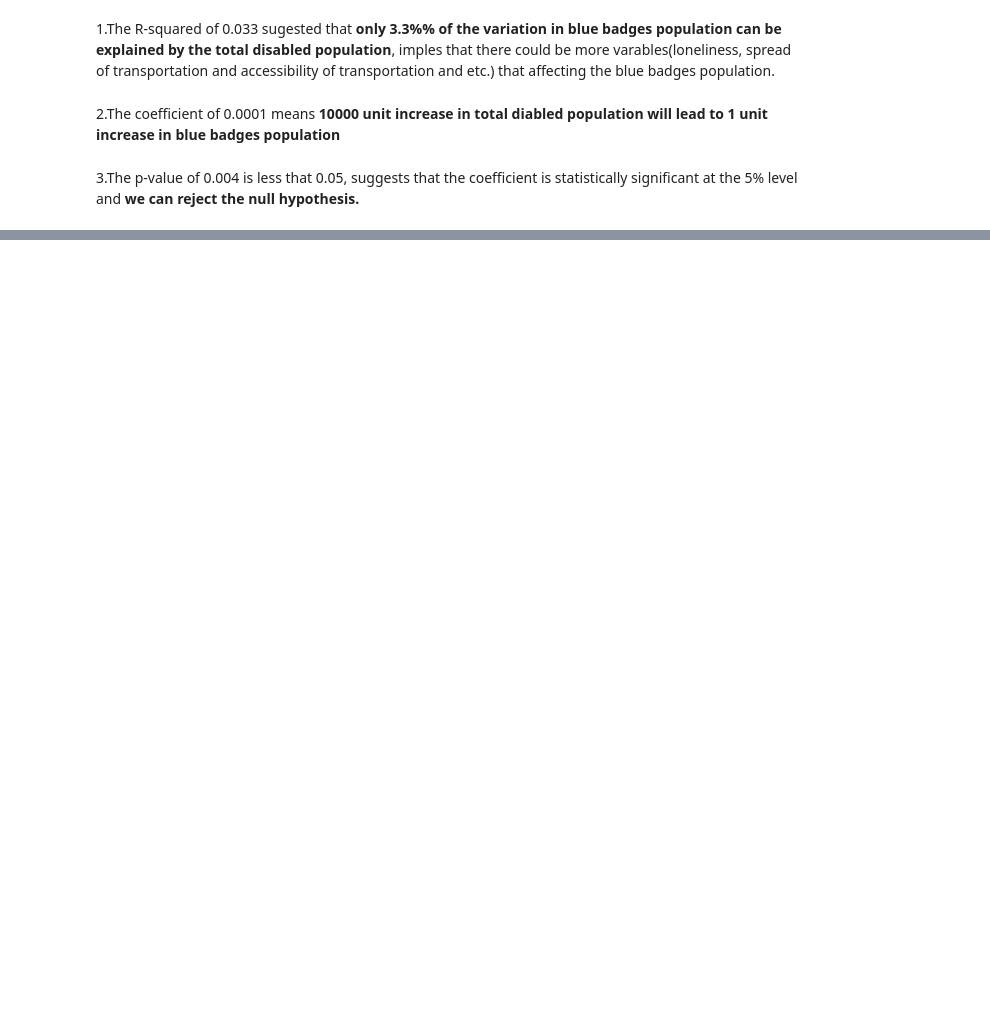
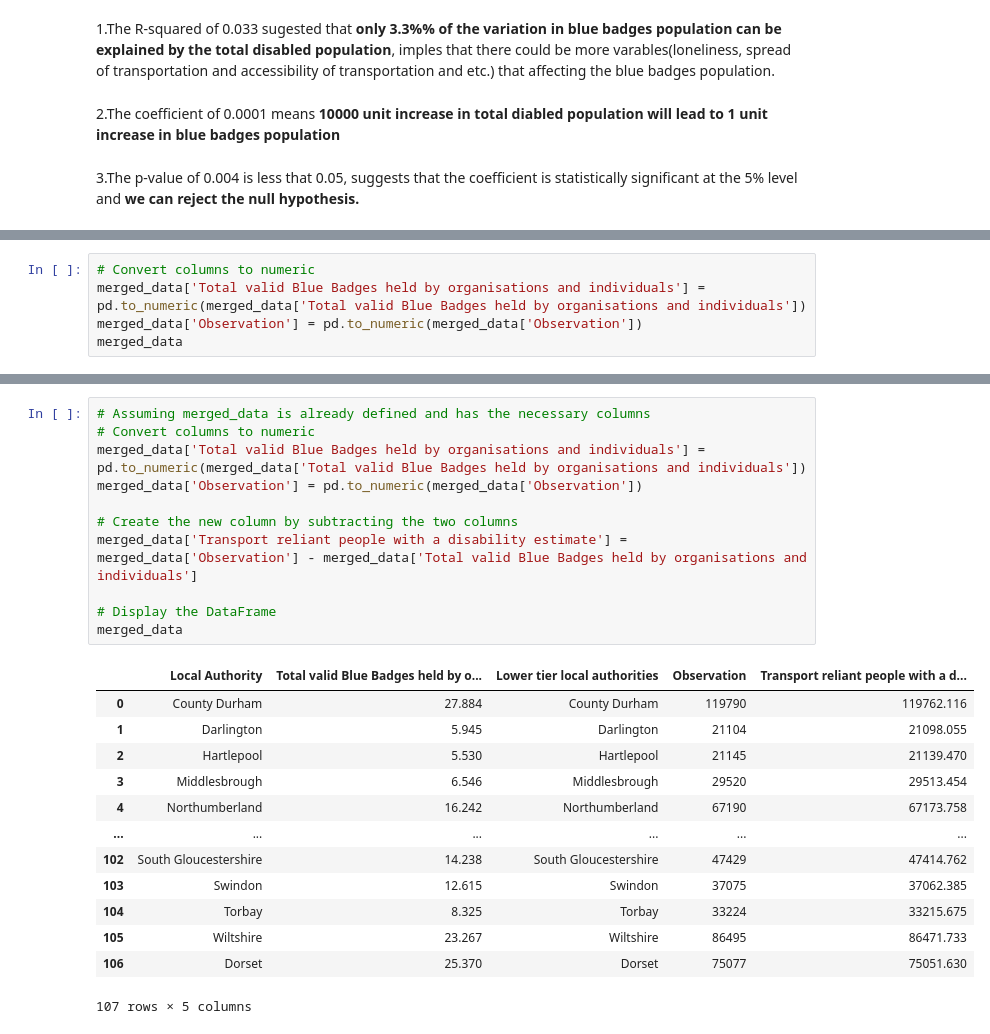
Before and after one commit to bofeng2268/qm2, a Jupyter notebook: analysis_plot_1.ipynb, the cells around one changed output, grey strips where cells are left out. Cells and saved outputs as stored; diff of their text form; blank space fills up the shorter version.

```diff
--- a/analysis_plot_1.ipynb
+++ b/analysis_plot_1.ipynb
@@ -166,0 +169,5 @@ strong multicollinearity or other numerical problems.
+# %%
+# Convert columns to numeric
+merged_data['Total valid Blue Badges held by organisations and individuals'] = pd.to_numeric(merged_data['Total valid Blue Badges held by organisations and individuals'])
+merged_data['Observation'] = pd.to_numeric(merged_data['Observation'])
+merged_data
@@ -166,0 +188,25 @@ strong multicollinearity or other numerical problems.
+# %%
+# Assuming merged_data is already defined and has the necessary columns
+# Convert columns to numeric
+merged_data['Total valid Blue Badges held by organisations and individuals'] = pd.to_numeric(merged_data['Total valid Blue Badges held by organisations and individuals'])
+merged_data['Observation'] = pd.to_numeric(merged_data['Observation'])
+
+# Create the new column by subtracting the two columns
+merged_data['Transport reliant people with a disability estimate'] = merged_data['Observation'] - merged_data['Total valid Blue Badges held by organisations and individuals']
+
+# Display the DataFrame
+merged_data
+# %% [output]
+|  | Local Authority | Total valid Blue Badges held by o... | Lower tier local authorities | Observation | Transport reliant people with a d... |
+| 0 | County Durham | 27.884 | County Durham | 119790 | 119762.116 |
+| 1 | Darlington | 5.945 | Darlington | 21104 | 21098.055 |
+| 2 | Hartlepool | 5.530 | Hartlepool | 21145 | 21139.470 |
+| 3 | Middlesbrough | 6.546 | Middlesbrough | 29520 | 29513.454 |
+| 4 | Northumberland | 16.242 | Northumberland | 67190 | 67173.758 |
+| ... | ... | ... | ... | ... | ... |
+| 102 | South Gloucestershire | 14.238 | South Gloucestershire | 47429 | 47414.762 |
+| 103 | Swindon | 12.615 | Swindon | 37075 | 37062.385 |
+| 104 | Torbay | 8.325 | Torbay | 33224 | 33215.675 |
+| 105 | Wiltshire | 23.267 | Wiltshire | 86495 | 86471.733 |
+| 106 | Dorset | 25.370 | Dorset | 75077 | 75051.630 |
+107 rows × 5 columns
```
Also changed, not shown: parts of 4 cells of this notebook.
